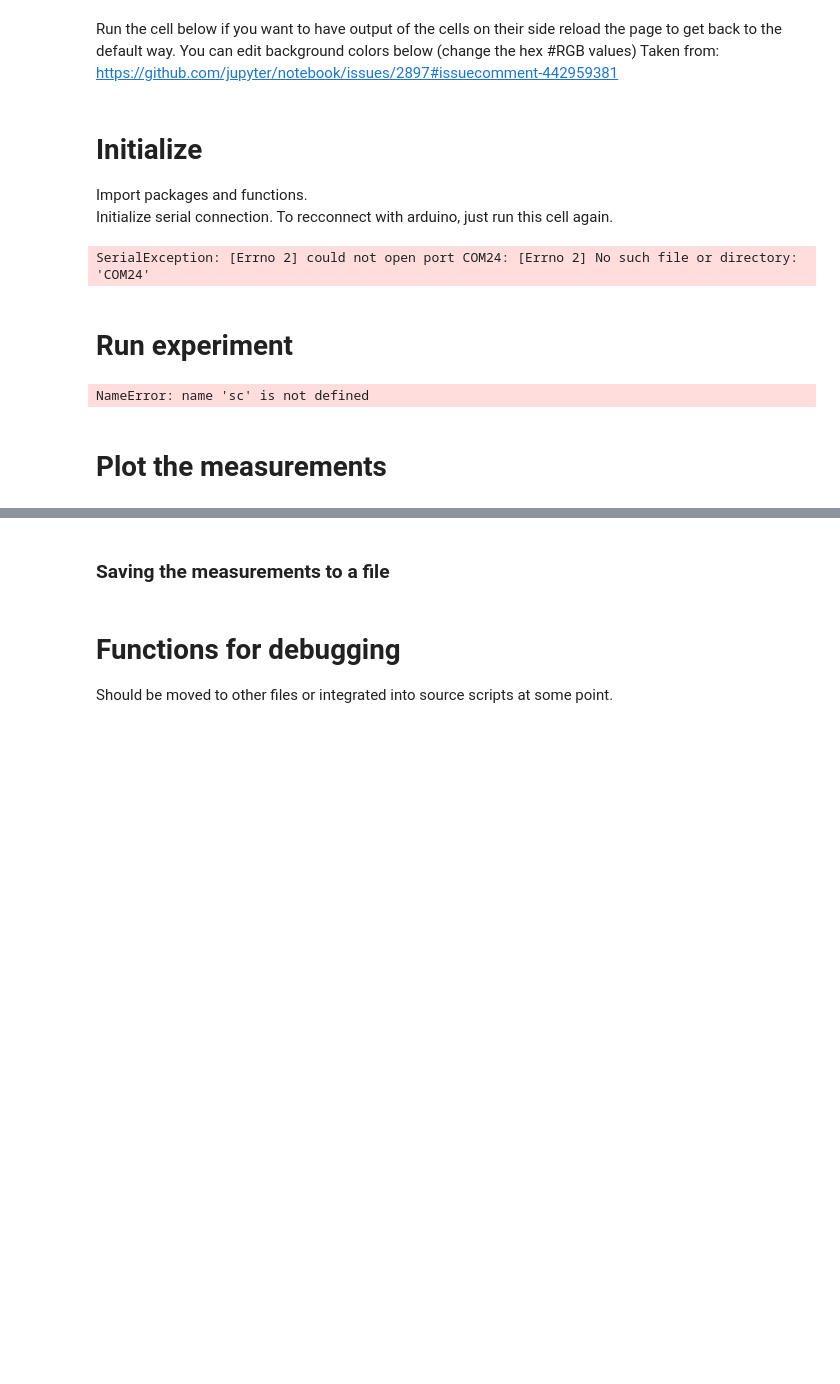
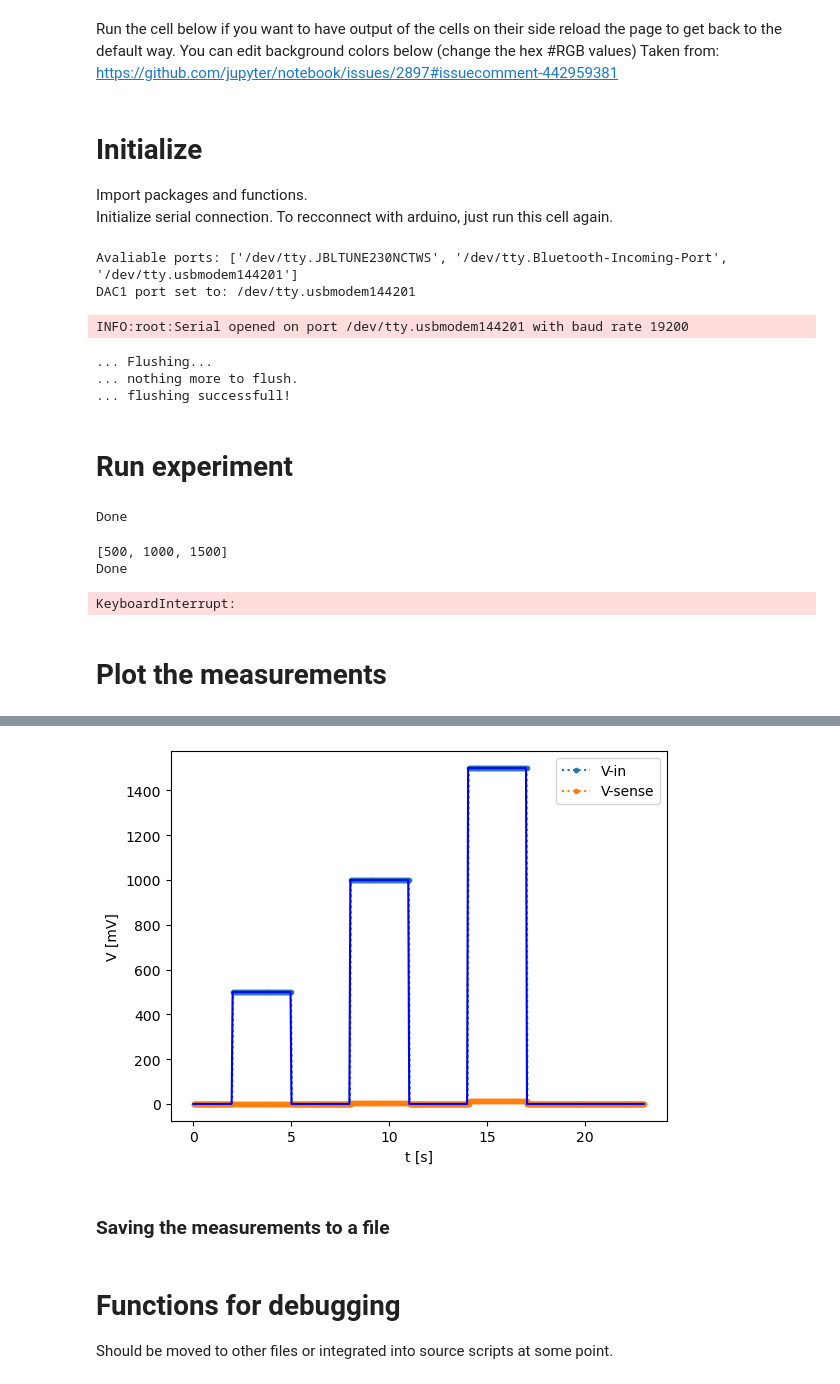
Before and after one commit to ursaursic/magnetic_tweezers_brugueslab, a Jupyter notebook: magnetic_tweezers_brugueslab/scripts/voltage_control/Run_VoltageControl.ipynb, the cells around one changed output, grey strips where cells are left out. Drawn from its saved outputs; the diff is of its cells as text; code cells hidden in the pictures; blank space fills up the shorter version.

```diff
--- a/magnetic_tweezers_brugueslab/scripts/voltage_control/Run_VoltageControl.ipynb
+++ b/magnetic_tweezers_brugueslab/scripts/voltage_control/Run_VoltageControl.ipynb
@@ -45,6 +23,8 @@ import logging
 import time
 
 import serial_connection
+
+from my_funcs import *
 
 def flush():
     """
@@ -69,8 +49,16 @@ def flush():
 
 # --- Init settings ------------------------------------------------------------
 # COM port to which Arduino is connected
-DAC1_port = 'COM24' # On the lab computer
-# DAC1_port = 'COM8'  # On my laptop
+
+#DAC1_port = 'COM24' # On the lab computer
+# DAC1_port = 'COM8'
+ports = serial_ports()
+print(f'Avaliable ports: {ports}')
+for port in ports:
+    if port.startswith('/dev/tty.usbmodem'):
+        print(f'DAC1 port set to: {port}')
+        DAC1_port = port # for Ursa's Mac
+
 
 # Set the level of logging. (recommended: logging.INFO
 # for more output you can use: logging.DEBUG)
@@ -92,23 +80,44 @@ a = sc.send_string('!PA 0', wait_for_answer=False)
 
 flush()
 # %% [output]
-SerialException: [Errno 2] could not open port COM24: [Errno 2] No such file or directory: 'COM24'
+Avaliable ports: ['/dev/tty.JBLTUNE230NCTWS', '/dev/tty.Bluetooth-Incoming-Port', '/dev/tty.usbmodem144201']
+DAC1 port set to: /dev/tty.usbmodem144201
+INFO:root:Serial opened on port /dev/tty.usbmodem144201 with baud rate 19200
+... Flushing...
+... nothing more to flush.
+... flushing successfull!
 # %% [markdown]
 # Run experiment
+# %%
+import numpy as np
+
+recorded_time, set_voltage, measurements = multi_box(t_on=3, t_off=3, N_pulses=3, voltage_ampl=500, tip_idx=0,serial=sc)
+# %% [output]
+Done
+# %%
+import numpy as np
+
+recorded_time, set_voltage, measurements = multi_box_ampl_variation(t_on=3, t_off=3, N_pulses=3, voltage_ampl=[500, 1500], tip_idx=0,serial=sc)
+# %% [output]
+[500, 1000, 1500]
+Done
 # %%
+# Working with one tip (tip number 0)
+tip_idx = 0
+
 import numpy as np
 
 measurements = []
 # --- User settings -------------------------------------------------------------------
 
 mode = ['step', 'sine', 'box', 'my_func'][3]
-voltage_amplitude = 2000 # Max voltage
+voltage_amplitude = 1000 # Set voltage
 
 t_on = 5
 
 # my_func: several box functions with period and number of cycles
-period = 15
-N_cycles = 5
+period = 20
+N_cycles = 10
 
 t_signal_start = 1
 if mode == "my_func":
@@ -142,8 +151,10 @@ while time.time() < t_start + t_recording_stop:
             voltage = voltage_amplitude
         else:
             voltage = 0
-    else mode == 'my_func':
-        if 0 <= t%period - t_signal_start <= t_on:
+    elif mode == 'my_func':
+        if t > period*N_cycles:
+            voltage = 0
+        elif 0 <= t%period - t_signal_start <= t_on:
             voltage = voltage_amplitude
         else:
             voltage = 0
@@ -155,11 +166,11 @@ while time.time() < t_start + t_recording_stop:
     set_voltage.append(voltage)
 
     # Send control voltage to Arduino - Vin
-    a = sc.send_string('!VI ' + str(voltage), wait_for_answer=True)
-    VI = int(a.split(' ')[1])
+    a = sc.send_string(f"!SI {tip_idx} " + str(voltage), wait_for_answer=True)
+    VI = int(a.split(' ')[2])
 
     # Read the voltage measurement - Vsense
-    a = sc.send_string('?VS', wait_for_answer=True)
+    a = sc.send_string(f'?SS {tip_idx}', wait_for_answer=True)
     VS = int(a.split(' ')[1])
     t = time.time() - t_start
 
@@ -170,12 +181,12 @@ while time.time() < t_start + t_recording_stop:
 
 print('Done')
 # %% [output]
-NameError: name 'sc' is not defined
+KeyboardInterrupt:
 # %% [markdown]
 # Plot the measurements
 # %%
 import matplotlib.pyplot as plt
-%matplotlib notebook
+%matplotlib inline
 
 data = np.array(measurements)
 fig = plt.figure()
@@ -186,7 +197,6 @@ plt.plot(data[:, 0], data[:, 1], ':.', label='V-in')
 plt.plot(data[:, 0], data[:, 2], ':.', label='V-sense')
 # Visual aids:
 plt.plot(recorded_time, set_voltage, 'b-')
-plt.title('V(t) - mode: ' + mode)
 plt.legend()
 plt.xlabel('t [s]')
 plt.ylabel('V [mV]')
@@ -197,3 +205,4 @@ plt.show()
+[figure, added]
 # %% [markdown]
 ### Saving the measurements to a file
 # %%
```
Also changed, not shown: parts of 3 cells of this notebook, 1 other file.
